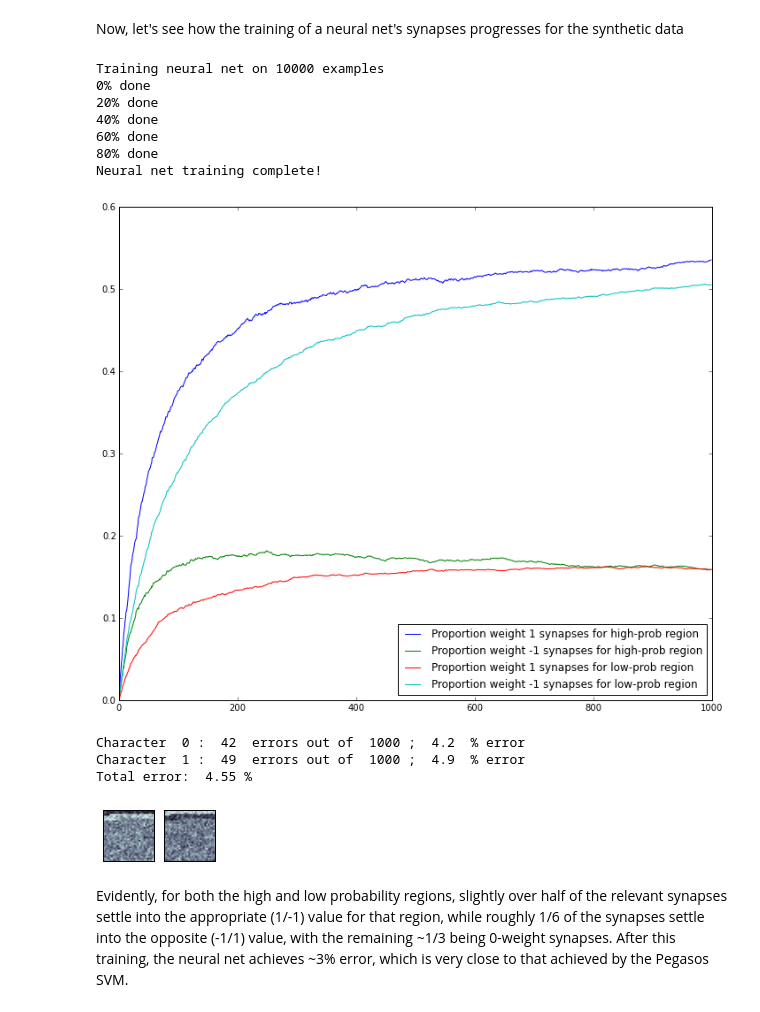
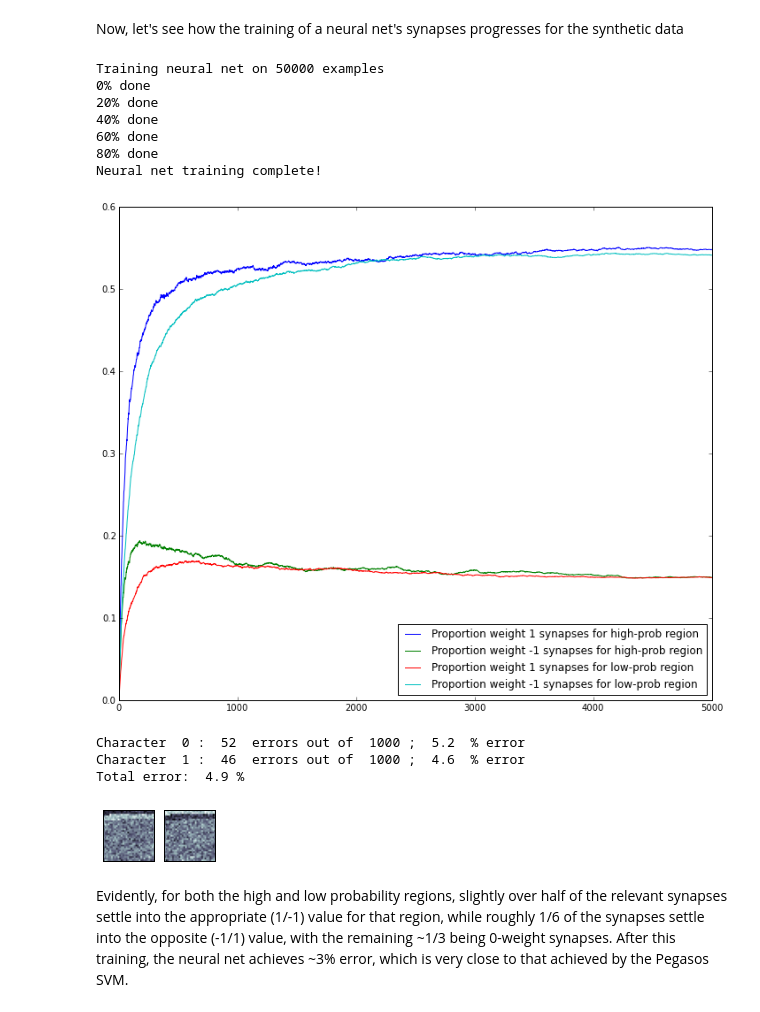
Before and after one commit to kolchinski/alex-thesis, a Jupyter notebook: NetOnSynthData.ipynb, the cells around one changed output. Cells and saved outputs as stored; diff of their text form; code cells hidden in the pictures.

```diff
--- a/NetOnSynthData.ipynb
+++ b/NetOnSynthData.ipynb
@@ -176,28 +176,28 @@ Now, let's see how the training of a neural net's synapses progresses for the sy
 # %%
 trainData = sf.labeled(sf.synthData(100, 1024, 100))
 testData = sf.synthData(1000, 1024, 100).reshape(2,1000,1024)
 
 delta = 1 # margin of "not good enough classification" that triggers iterative training of neural net
 
 net = NeuralNet(neuronsPerClass, delta)
-synapseHistory = net.trainOnSet(trainData, numIterations)
+synapseHistory = net.trainOnSet(trainData, 50000)
 
 sf.plotSynthDataSynapseHistory(synapseHistory)
 net.testOnSet(testData)
 net.displayClassMeans()
 # %% [output]
-Training neural net on 10000 examples
+Training neural net on 50000 examples
 0% done
 20% done
 40% done
 60% done
 80% done
 Neural net training complete!
-[figure, old version]
+[figure, new version]
-Character  0 :  42  errors out of  1000 ;  4.2  % error
-Character  1 :  49  errors out of  1000 ;  4.9  % error
-Total error:  4.55 %
+Character  0 :  52  errors out of  1000 ;  5.2  % error
+Character  1 :  46  errors out of  1000 ;  4.6  % error
+Total error:  4.9 %
-[figure, old version]
+[figure, new version]
 # %% [markdown]
 Evidently, for both the high and low probability regions, slightly over half of the relevant synapses settle into the appropriate (1/-1) value for that region, while roughly 1/6 of the synapses settle into the opposite (-1/1) value, with the remaining ~1/3 being 0-weight synapses. After this training, the neural net achieves ~3% error, which is very close to that achieved by the Pegasos SVM.
 # %% [markdown]
```
Also changed, not shown: parts of 3 cells of this notebook, 1 other file.
